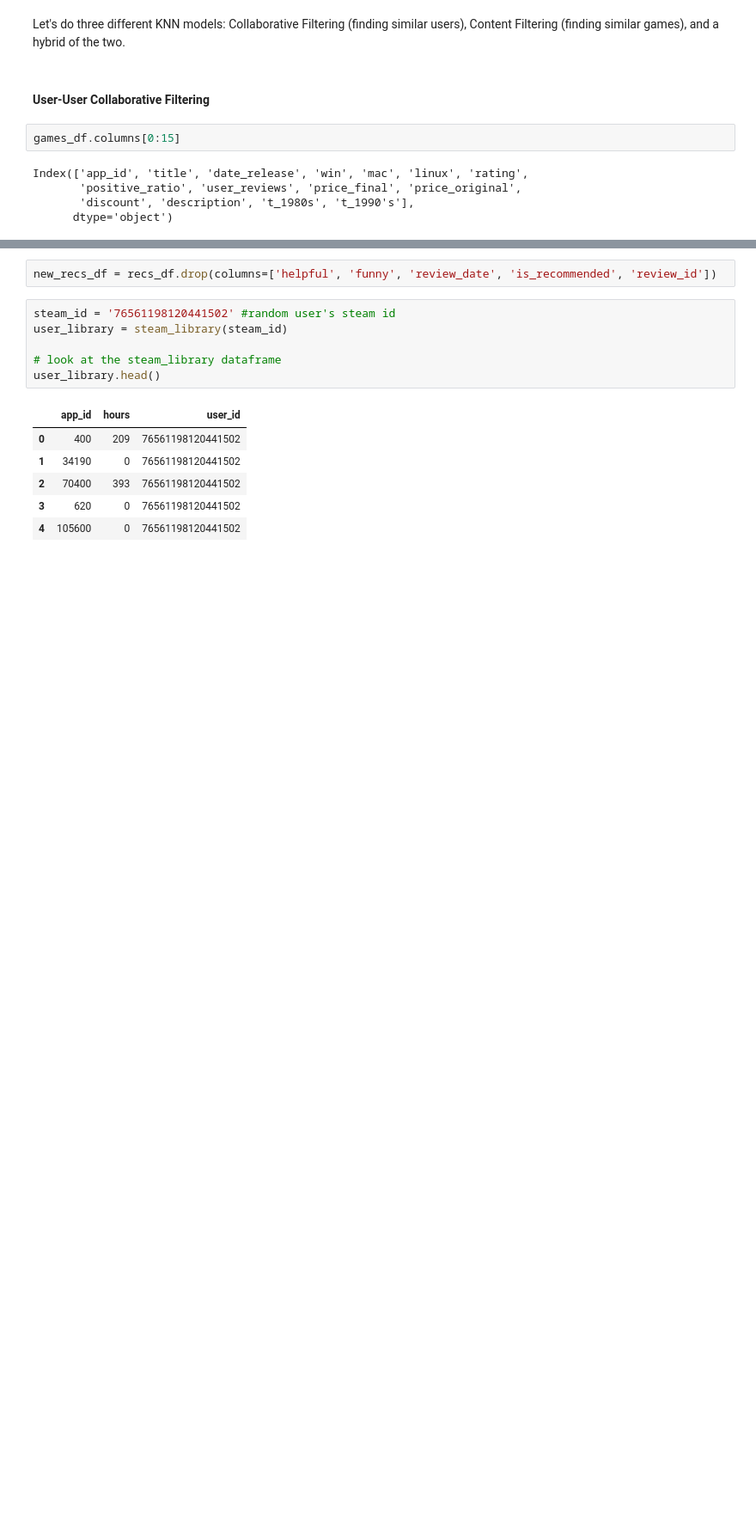
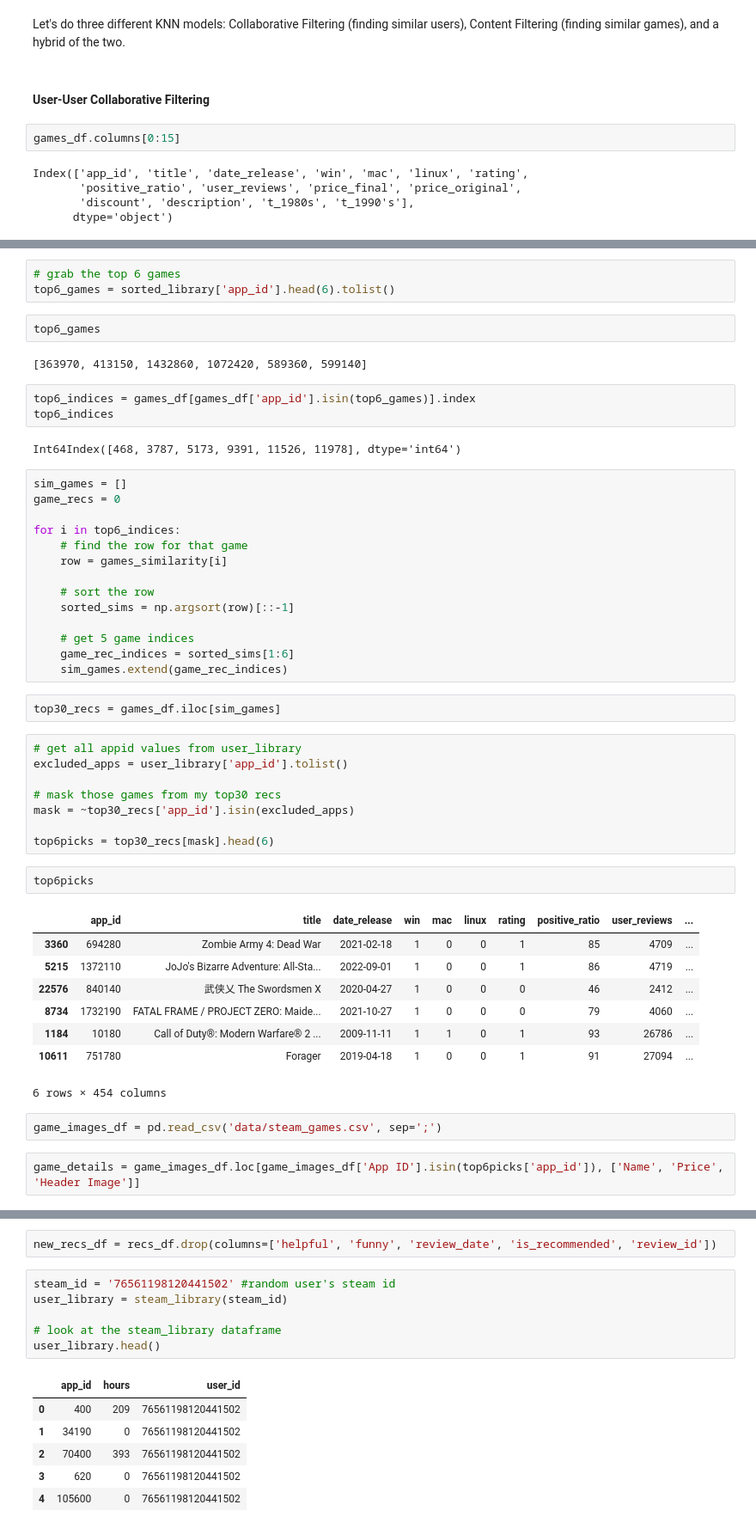
Before and after one commit to ericbohner/Capstone, a Jupyter notebook: Modelling.ipynb, the cells around one changed output, grey strips where cells are left out. Shown at 86% size. Drawn from its saved outputs; the diff is of its cells as text; blank space fills up the shorter version.

```diff
--- a/Modelling.ipynb
+++ b/Modelling.ipynb
@@ -105,0 +126,51 @@ games_similarity = cosine_similarity(games_df, dense_output=False)
+# %%
+# grab the top 6 games
+top6_games = sorted_library['app_id'].head(6).tolist()
+# %%
+top6_games
+# %% [output]
+[363970, 413150, 1432860, 1072420, 589360, 599140]
+# %%
+top6_indices = games_df[games_df['app_id'].isin(top6_games)].index
+top6_indices
+# %% [output]
+Int64Index([468, 3787, 5173, 9391, 11526, 11978], dtype='int64')
+# %%
+sim_games = []
+game_recs = 0
+
+for i in top6_indices:
+    # find the row for that game
+    row = games_similarity[i]
+
+    # sort the row
+    sorted_sims = np.argsort(row)[::-1]
+
+    # get 5 game indices
+    game_rec_indices = sorted_sims[1:6]
+    sim_games.extend(game_rec_indices)
+# %%
+top30_recs = games_df.iloc[sim_games]
+# %%
+# get all appid values from user_library
+excluded_apps = user_library['app_id'].tolist()
+
+# mask those games from my top30 recs
+mask = ~top30_recs['app_id'].isin(excluded_apps)
+
+top6picks = top30_recs[mask].head(6)
+# %%
+top6picks
+# %% [output]
+|  | app_id | title | date_release | win | mac | linux | rating | positive_ratio | user_reviews | ... |
+| 3360 | 694280 | Zombie Army 4: Dead War | 2021-02-18 | 1 | 0 | 0 | 1 | 85 | 4709 | ... |
+| 5215 | 1372110 | JoJo's Bizarre Adventure: All-Sta... | 2022-09-01 | 1 | 0 | 0 | 1 | 86 | 4719 | ... |
+| 22576 | 840140 | 武侠乂 The Swordsmen X | 2020-04-27 | 1 | 0 | 0 | 0 | 46 | 2412 | ... |
+| 8734 | 1732190 | FATAL FRAME / PROJECT ZERO: Maide... | 2021-10-27 | 1 | 0 | 0 | 0 | 79 | 4060 | ... |
+| 1184 | 10180 | Call of Duty®: Modern Warfare® 2 ... | 2009-11-11 | 1 | 1 | 0 | 1 | 93 | 26786 | ... |
+| 10611 | 751780 | Forager | 2019-04-18 | 1 | 0 | 0 | 1 | 91 | 27094 | ... |
+6 rows × 454 columns
+# %%
+game_images_df = pd.read_csv('data/steam_games.csv', sep=';')
+# %%
+game_details = game_images_df.loc[game_images_df['App ID'].isin(top6picks['app_id']), ['Name', 'Price', 'Header Image']]
```
Also changed, not shown: parts of 9 cells of this notebook, 3 other files.
